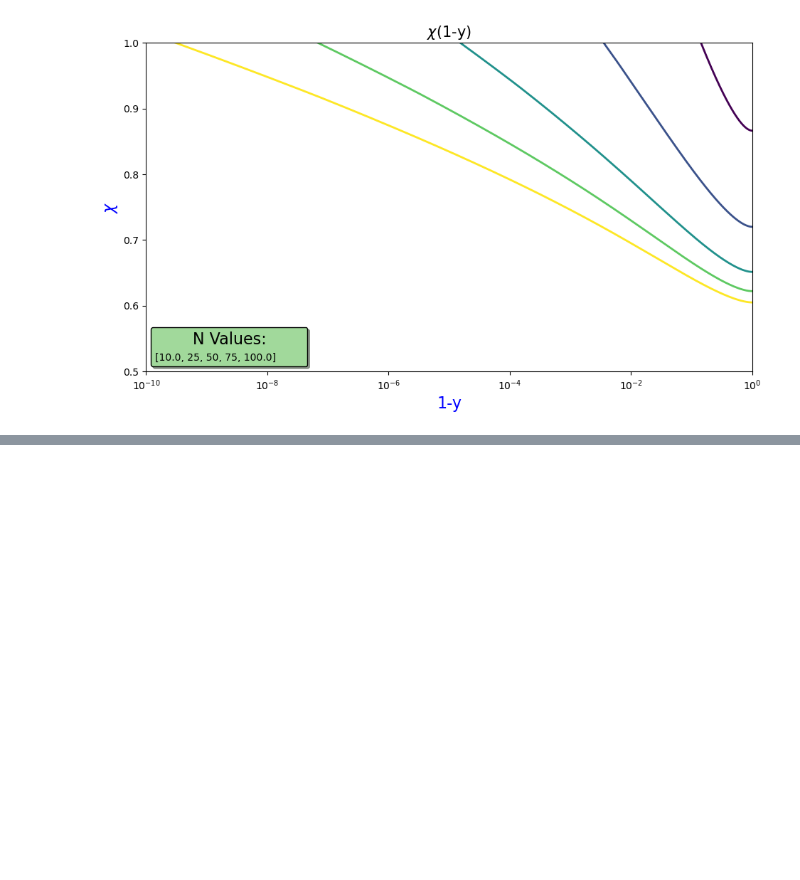
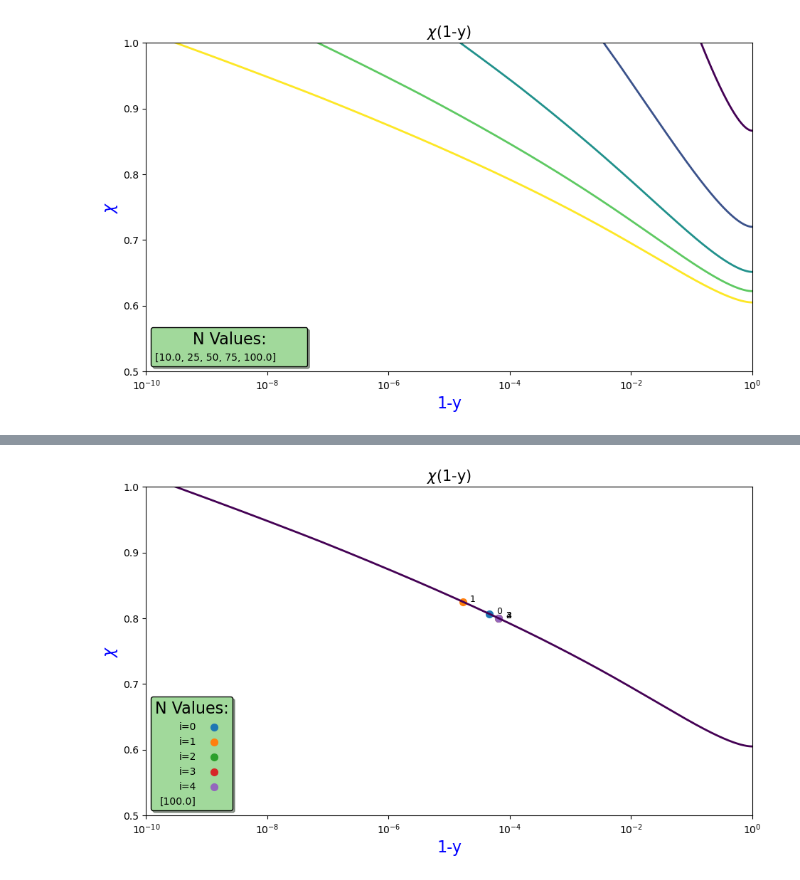
Before and after one commit to jh8560/comp_flory-hug, a Jupyter notebook: flory_analytical_solution.ipynb, the cells around one changed output, grey strips where cells are left out. Drawn from its saved outputs; the diff is of its cells as text; code cells hidden in the pictures; blank space fills up the shorter version.

```diff
--- a/flory_analytical_solution.ipynb
+++ b/flory_analytical_solution.ipynb
@@ -177,0 +231,84 @@ plt.show()
+# %%
+# Initialize the plot
+plt.figure(figsize=(11, 6))
+colors = plt.cm.viridis(np.linspace(0, 1, len(N_values)))
+
+# Set N values
+N_values = [100.0]
+
+eps_values = np.logspace(-30, -0.01, 5000)
+for i, N in enumerate(N_values):
+
+    # Lists to store solutions
+    phiA_solutions = []
+    phiB_solutions = []
+    chi_solutions = []
+
+    phiA_solutions, phiB_solutions, chi_solutions = analytical_sol(N, eps_values)
+
+    # Plotting
+    plt.plot(eps_values, chi_solutions, color=colors[i], linestyle='-', linewidth=2)
+    plt.annotate(f'N={N}', xy=(eps_values[1], chi_solutions[-1]), xytext=(0, 0), textcoords='offset points', color=colors[i], fontsize=9)
+
+
+
+chi = 10
+chi_target = 0.8
+tol = 1e-6
+u0 = -10
+u1 = -11
+i=1
+u_vec = [u0, u1]
+N=100
+
+phiA, phiB, chi0 = analytical_sol(N, np.exp(u0))
+phiA, phiB, chi1 = analytical_sol(N, np.exp(u1))
+chi_list = [chi0, chi1]
+
+while abs(chi - chi_target) > tol:
+
+    ui = u_vec[i]
+    ui_m1 = u_vec[i-1]
+    if i == 1:
+        phiA, phiB, chi = analytical_sol(N, np.exp(ui))
+    if i == 1:
+        phiA_m1, phiB_m1, chi_m1 = analytical_sol(N, np.exp(ui_m1))
+    fui_m1 = chi_m1 - chi_target
+    fui = chi -chi_target
+
+    fp_i = (fui - fui_m1)/ (ui - ui_m1)
+    ui_p1 = ui - (fui / fp_i)
+    phiA_p1, phiB_p1, chi_p1 = analytical_sol(N, np.exp(ui_p1))
+
+    u_vec.append(ui_p1)
+    chi_list.append(chi_p1)
+    chi_m1 = chi
+    chi = chi_p1
+    i+=1
+
+# Plotting
+for i in range(len(u_vec)):
+    plt.scatter(np.exp(u_vec[i]), chi_list[i], linewidth=2, label=f'i={i}')
+    plt.annotate(f'{i}', xy=(np.exp(u_vec[i]), chi_list[i]), xytext=(10, 0), textcoords='offset pixels', fontsize=9)
+
+
+
+
+# Adding labels and title
+plt.xlabel(r'1-y', fontsize=16, color='blue')
+plt.ylabel(r'$\chi$', fontsize=16, color='blue')
+plt.title(r'$\chi$(1-y)', fontsize=15)
+plt.scatter([], [], color='none', label=f'{N_values}')
+plt.xscale('log')
+plt.xlim(1e-10, 1)
+plt.ylim(0.5, 1)
+
+
+# Adding a legend
+plt.legend(title='N Values:', title_fontsize='16', fontsize='10', loc='lower left', frameon=True, shadow=True, framealpha=1, edgecolor='black', facecolor='#a1d99b', markerfirst=False)
+plt.grid(False)
+
+# Display the plot
+plt.show()
+# %% [output]
+[figure, added]
```
Also changed, not shown: parts of 9 cells of this notebook, 2 other files.
